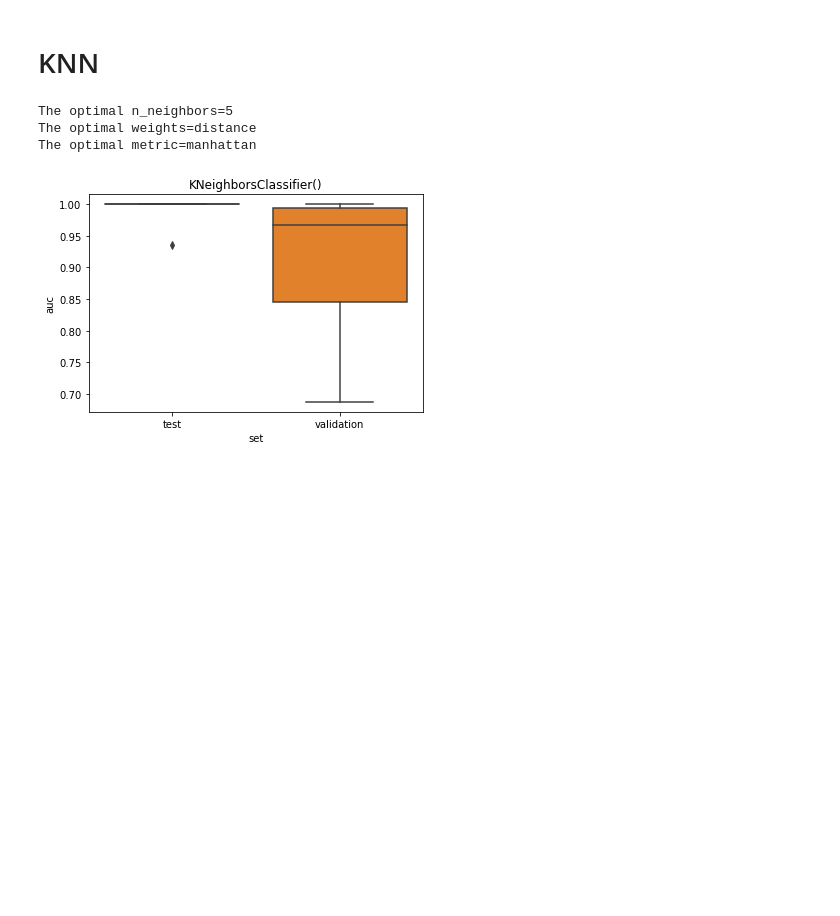
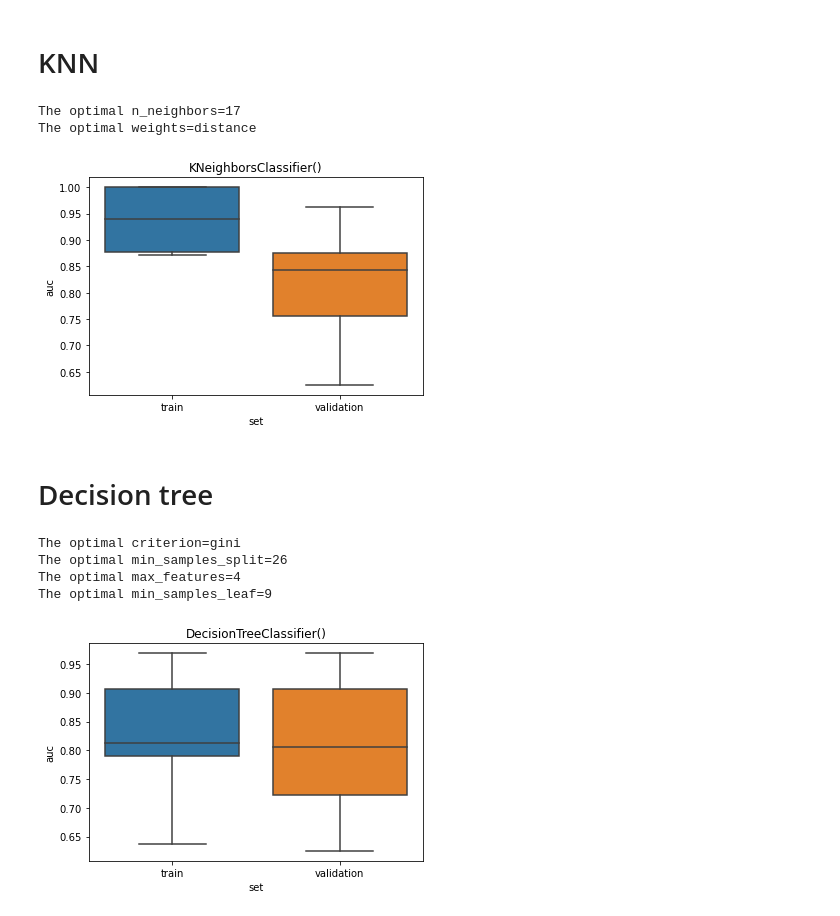
Before and after one commit to naomiverkerk/TM10007, a Jupyter notebook: Okedezefile.ipynb, the cells around one changed output. Cells and saved outputs as stored; diff of their text form; code cells hidden in the pictures; blank space fills up the shorter version.

```diff
--- a/Okedezefile.ipynb
+++ b/Okedezefile.ipynb
@@ -290,7 +275,7 @@ for train_index, validation_index, in cv_10fold.split(X_train, Y_train):
         'n_neighbors': clf.n_neighbors,
         "weights": clf.weights,
         "metric": clf.metric,
-        'set': 'test'
+        'set': 'train'
     })
 
     # Test the classifier on the validation data
@@ -321,10 +306,77 @@ for item in parameter_keys:
 
     optimal_parameter.append(statistics.median(best_item))
     print(f"The optimal {item}={optimal_parameter[-1]}")
-
-# print(X_validation_CV.shape, X_train_CV.shape )
 # %% [output]
-The optimal n_neighbors=5
+The optimal n_neighbors=17
 The optimal weights=distance
-The optimal metric=manhattan
-[figure, old version]
+[figure, new version]
+# %% [markdown]
+# Decision tree
+# %%
+results = []
+for train_index, validation_index, in cv_10fold.split(X_train, Y_train):
+
+    X_train_CV = X_train[train_index]
+    Y_train_CV = Y_train[train_index]
+
+    X_validation_CV = X_train[validation_index]
+    Y_validation_CV = Y_train[validation_index]
+
+    clf = clf_list[1]
+    parameters = parameters_list[1]
+    randomized_search = RandomizedSearchCV(clf, parameters, cv=cv_5fold, scoring='roc_auc', n_iter = 10)
+    randomized_search.fit(X_train_CV, Y_train_CV)
+
+    # Get resulting classifier
+    clf = randomized_search.best_estimator_
+
+    # Test the classifier on the train data
+    probabilities = clf.predict_proba(X_train_CV)
+    scores = probabilities[:, 1]
+
+    # Get the auc
+    auc = metrics.roc_auc_score(Y_train_CV, scores)
+    results.append({
+        'auc': auc_validation,
+        'criterion': clf.criterion,
+        'min_samples_split': clf.min_samples_split,
+        'max_features': clf.max_features,
+        "min_samples_leaf": clf.min_samples_leaf,
+        'set': 'train'
+    })
+
+    # Test the classifier on the validation data
+    probabilities_validation = clf.predict_proba(X_validation_CV)
+    scores_validation = probabilities_validation[:, 1]
+
+    # Get the auc
+    auc_validation = metrics.roc_auc_score(Y_validation_CV, scores_validation)
+    results.append({
+        'auc': auc_validation,
+        'criterion': clf.criterion,
+        'min_samples_split': clf.min_samples_split,
+        'max_features': clf.max_features,
+        "min_samples_leaf": clf.min_samples_leaf,
+        'set': 'validation'
+    })
+
+#Create results dataframe and plot it
+results = pd.DataFrame(results)
+sns.boxplot(y='auc', x='set', data=results).set_title(f'{clf_list[1]}')
+
+optimal_parameter = []
+parameter_keys = list(parameters.keys())
+
+for item in parameter_keys:
+    best_item = []
+    for i in list(range(0,10,2)):
+        best_item.append(results[item][i])
+
+    optimal_parameter.append(statistics.median(best_item))
+    print(f"The optimal {item}={optimal_parameter[-1]}")
+# %% [output]
+The optimal criterion=gini
+The optimal min_samples_split=26
+The optimal max_features=4
+The optimal min_samples_leaf=9
+[figure, added]
```
Also changed, not shown: parts of 35 cells of this notebook.
